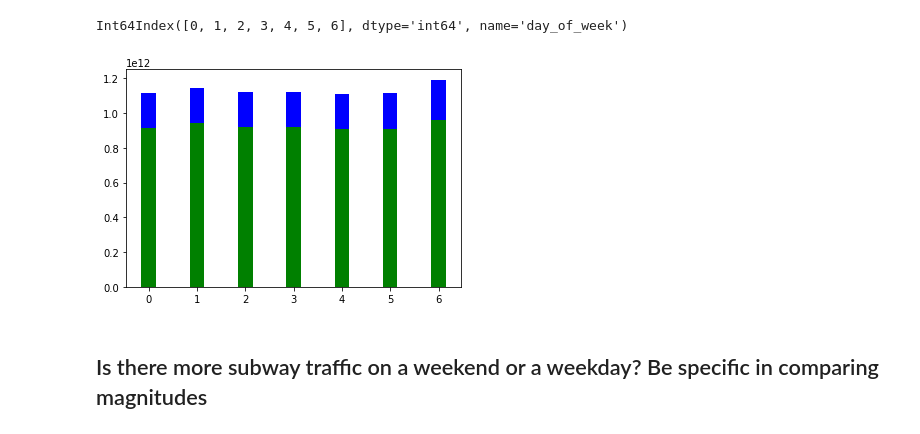
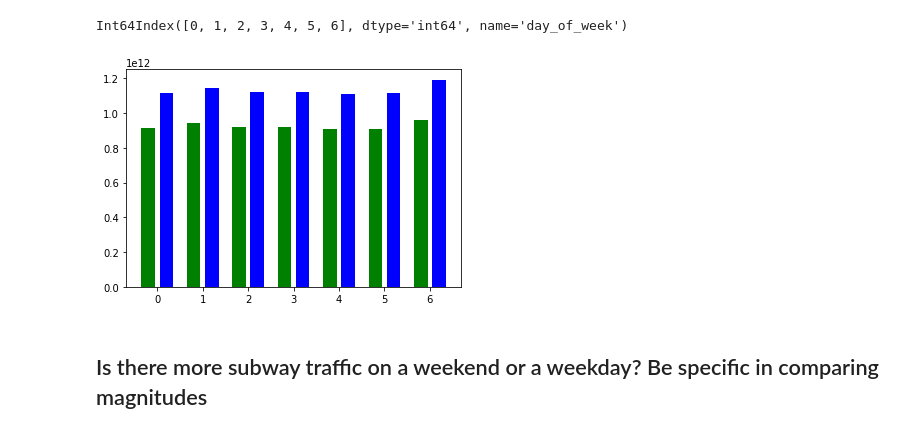
Before and after one commit to ortsed/dsc-pandas-series-and-dataframes-lab-dc-ds-career-042219, a Jupyter notebook: index.ipynb, the cells around one changed output. Saved outputs shown, nothing was run; the diff lists cells and outputs as text; code cells hidden in the pictures.

```diff
--- a/index.ipynb
+++ b/index.ipynb
@@ -127,11 +127,11 @@ entries.index
 Int64Index([0, 1, 2, 3, 4, 5, 6], dtype='int64', name='day_of_week')
 # %%
 fig, ax = plt.subplots()
-p1 = ax.bar(entries.index + .5, entries['entries'], color="b", width=.3, align='center')
-p2 = ax.bar(entries.index, entries['exits'], color="g", width=.3, align='center')
+p1 = ax.bar(entries.index + .2, entries['entries'], color="b", width=.3, align='center')
+p2 = ax.bar(entries.index - .2, entries['exits'], color="g", width=.3, align='center')
 ax.autoscale()
 # %% [output]
-[figure, old version]
+[figure, new version]
 # %% [markdown]
 ## Is there more subway traffic on a weekend or a weekday?    Be specific in comparing magnitudes
 # %%
```
